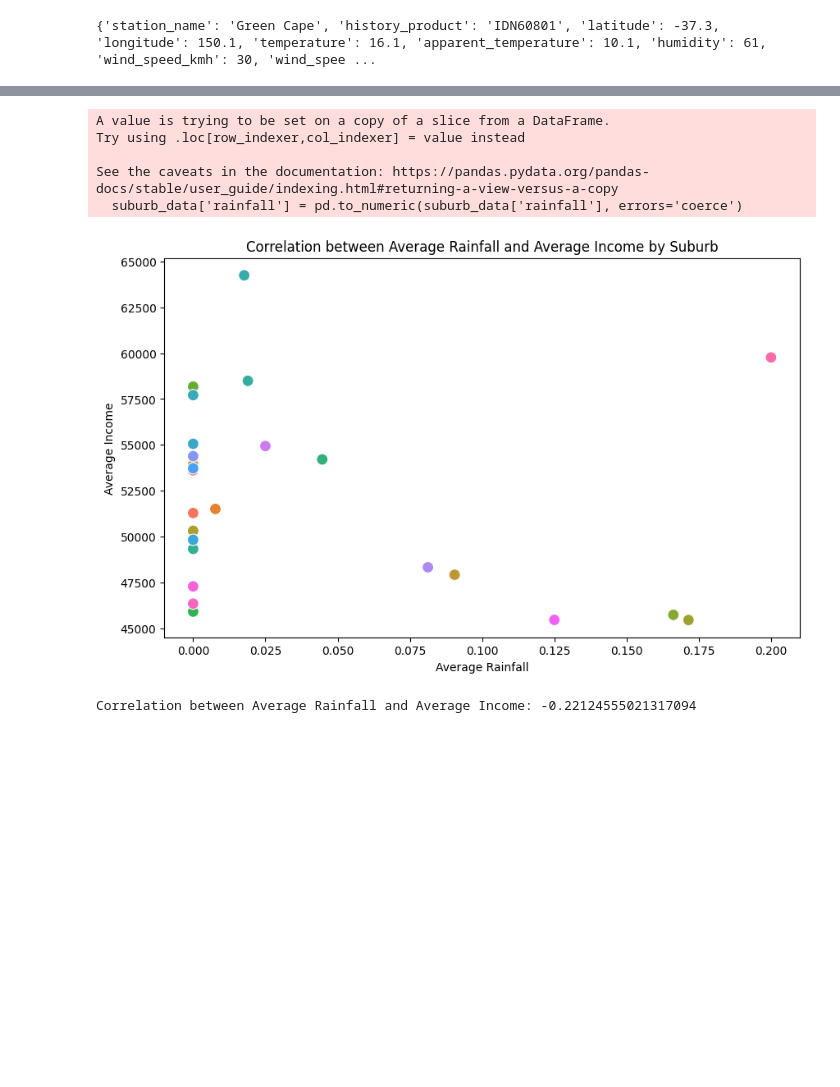
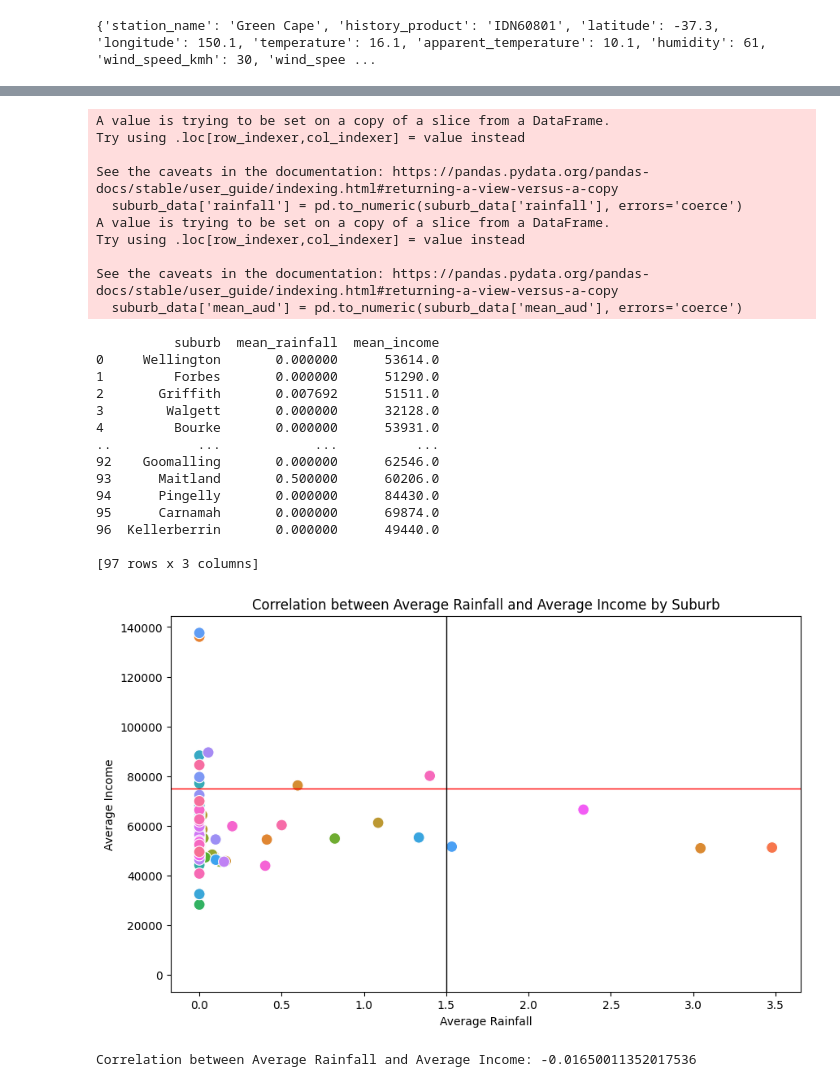
Before and after one commit to BunniYubel/CloudComputingA2, a Jupyter notebook: Data_Visualization.ipynb, the cells around one changed output, grey strips where cells are left out. Saved outputs shown, nothing was run; the diff lists cells and outputs as text; code cells hidden in the pictures; blank space fills up the shorter version.

```diff
--- a/Data_Visualization.ipynb
+++ b/Data_Visualization.ipynb
@@ -105,6 +105,7 @@ weather_df = weather_df.rename(columns={'station_name': 'suburb'})
 income_df  = income_df.rename(columns={'lga_name':'suburb'})
 
 def change_id_to_state(id):
+    state = ""
     try:
         if id == "IDN60801":
             state = "NSW"
@@ -118,7 +119,6 @@ def change_id_to_state(id):
             state = "WA"
         elif id == "IDD60801":
             state = "NT"
-
     except:
         state = "Other"
     return state
@@ -167,52 +178,75 @@ for suburb in unique_values:
     suburb_data = merged_df_station[merged_df_station['suburb'] == suburb]
 
     suburb_data['rainfall'] = pd.to_numeric(suburb_data['rainfall'], errors='coerce')
-
+    suburb_data['mean_aud'] = pd.to_numeric(suburb_data['mean_aud'], errors='coerce')
     # Calculate mean values for 'rainfall' and 'income'
     mean_rainfall = (suburb_data['rainfall']).mean()
     mean_income = suburb_data['mean_aud'].mean()
-    mean_data_list.append({'suburb': suburb, 'mean_rainfall': mean_rainfall, 'mean_income': mean_income})
+    if mean_rainfall == mean_rainfall:
+        mean_data_list.append({'suburb': suburb, 'mean_rainfall': mean_rainfall, 'mean_income': mean_income})
 
 
 # Convert the list to a DataFrame for plotting
 mean_data_df = pd.DataFrame(mean_data_list)
+print(mean_data_df)
 
-def remove_outliers(df, column):
-    Q1 = df[column].quantile(0.25)
-    Q3 = df[column].quantile(0.75)
-    IQR = Q3 - Q1
-    lower_bound = Q1 - 1.5 * IQR
-    upper_bound = Q3 + 1.5 * IQR
-    return df[(df[column] >= lower_bound) & (df[column] <= upper_bound)]
+# def remove_outliers(df, column):
+#     Q1 = df[column].quantile(0.25)
+#     Q3 = df[column].quantile(0.75)
+#     IQR = Q3 - Q1
+#     lower_bound = Q1 - 1.5 * IQR
+#     upper_bound = Q3 + 1.5 * IQR
+#     return df[(df[column] >= lower_bound) & (df[column] <= upper_bound)]
 
-mean_data_df = remove_outliers(mean_data_df, 'mean_rainfall')
-mean_data_df = remove_outliers(mean_data_df, 'mean_income')
+# mean_data_df = remove_outliers(mean_data_df, 'mean_rainfall')
+# mean_data_df = remove_outliers(mean_data_df, 'mean_income')
 
 # Plotting
 plt.figure(figsize=(10, 6))
 sns.scatterplot(x='mean_rainfall', y='mean_income', hue='suburb', data=mean_data_df, s=100)
 plt.title('Correlation between Average Rainfall and Average Income by Suburb')
 plt.xlabel('Average Rainfall')
 plt.ylabel('Average Income')
+plt.axline((0,75000),(3,75000), linewidth=1, color="r")
+plt.axline((1.5,0), (1.5,80000), linewidth=1, color="k")
 plt.legend('',frameon=False)
 #plt.legend(title='Suburb')
 plt.show()
 
 # Drop any rows with NaN values that could have arisen from the mean calculation
 mean_data_df.dropna(inplace=True)
 
 # Calculate the Pearson correlation coefficient
 correlation = mean_data_df['mean_rainfall'].corr(mean_data_df['mean_income'])
 
 print(f"Correlation between Average Rainfall and Average Income: {correlation}")
 # %% [output]
 A value is trying to be set on a copy of a slice from a DataFrame.
 Try using .loc[row_indexer,col_indexer] = value instead
 
 See the caveats in the documentation: https://pandas.pydata.org/pandas-docs/stable/user_guide/indexing.html#returning-a-view-versus-a-copy
   suburb_data['rainfall'] = pd.to_numeric(suburb_data['rainfall'], errors='coerce')
+A value is trying to be set on a copy of a slice from a DataFrame.
+Try using .loc[row_indexer,col_indexer] = value instead
+
+See the caveats in the documentation: https://pandas.pydata.org/pandas-docs/stable/user_guide/indexing.html#returning-a-view-versus-a-copy
+  suburb_data['mean_aud'] = pd.to_numeric(suburb_data['mean_aud'], errors='coerce')
+          suburb  mean_rainfall  mean_income
+0     Wellington       0.000000      53614.0
+1         Forbes       0.000000      51290.0
+2       Griffith       0.007692      51511.0
+3        Walgett       0.000000      32128.0
+4         Bourke       0.000000      53931.0
+..           ...            ...          ...
+92    Goomalling       0.000000      62546.0
+93      Maitland       0.500000      60206.0
+94      Pingelly       0.000000      84430.0
+95      Carnamah       0.000000      69874.0
+96  Kellerberrin       0.000000      49440.0
+
+[97 rows x 3 columns]
-[figure, old version]
+[figure, new version]
-Correlation between Average Rainfall and Average Income: -0.22124555021317094
+Correlation between Average Rainfall and Average Income: -0.01650011352017536
 # %%
 # traffic_2023_df
 
```
Also changed, not shown: parts of 13 cells of this notebook.
